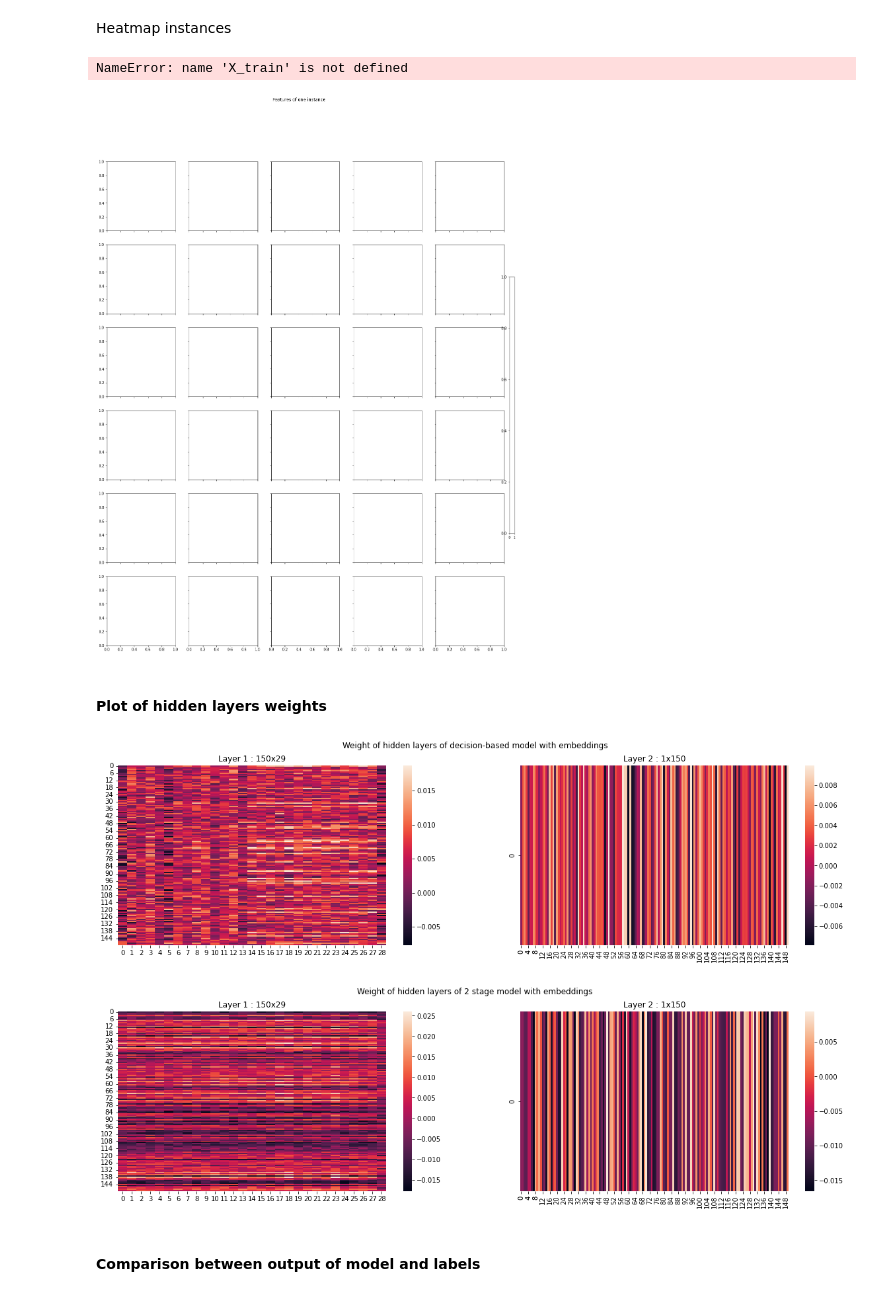
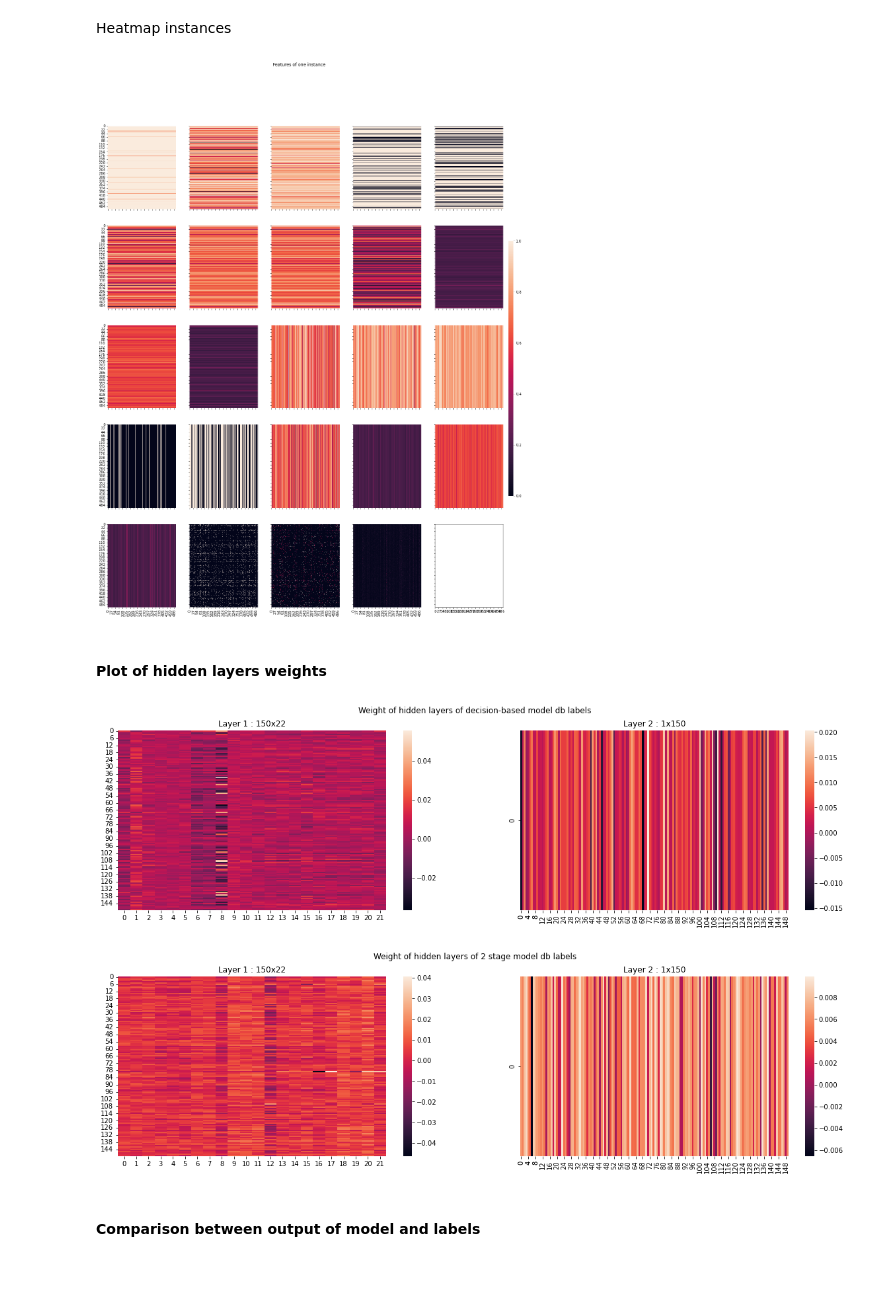
Before and after one commit to mario-michelessa/influence-maximization, a Jupyter notebook: decision_focused_learning_gpu/grd_main_twitter_gpu.ipynb, the cells around one changed output. Drawn from its saved outputs; the diff is of its cells as text; code cells hidden in the pictures.

```diff
--- a/decision_focused_learning_gpu/grd_main_twitter_gpu.ipynb
+++ b/decision_focused_learning_gpu/grd_main_twitter_gpu.ipynb
@@ -33,7 +34,7 @@ The autoreload extension is already loaded. To reload it, use:
 # %%
 beta = 1                                        #Parameter of greedy optimizer, default 1
-sample_size = 20                                #Parameter of greedy optimizer, default 10
-eps = 0.2                                       #Parameter of greedy optimizer, default 0.1
+sample_size = 10                                #Parameter of greedy optimizer, default 10
+eps = 0.05                                      #Parameter of greedy optimizer, default 0.1
 k = 20                                          #Parameter of greedy optimizer, default 5
 
 num_epochs = 20
@@ -51,10 +52,10 @@ def init_weights(m):
 
 N_INFLUENCERS = 500
 N_TARGETS = 500
-N_FEATURES = 29
+N_FEATURES = 22
 N_INSTANCES = 10
 N_TRAIN = int(0.8 * N_INSTANCES)
-instance_path = "instances_weibo/05-05-embedding_labels/"
+instance_path = "instances_weibo/05-19-all_200_0pos_0.2PropI/"
 
 q1, q2, q3 = 0.2, 0.5, 0.8 #quantiles for ground_truth probabilities
 low_p, med_p, high_p = 0.2, 0.5, 1 #buckets for ground_truth probabilities
@@ -209,14 +219,14 @@ Dataset
 w = np.ones(N_TARGETS, dtype=np.float32)
 train_id = random.sample(list(range(N_INSTANCES)), N_TRAIN)
 
-#X_train, Yemb_train, X_test, Yemb_test, Y_train, Y_test = create_train_test(train_id)
-X_train, Y_train, X_test, Y_test, Yemb_train, Yemb_test = create_train_test(train_id)
+X_train, Yemb_train, X_test, Yemb_test, Y_train, Y_test = create_train_test(train_id)
+# X_train, Y_train, X_test, Y_test, Yemb_train, Yemb_test = create_train_test(train_id)
 dataset = torch.utils.data.TensorDataset(X_train, Y_train)
 
 fig, ax = plt.subplots(1,2, figsize = (10,5), sharey=True)
-sns.histplot(Y_train.flatten(), ax = ax[0], bins=20)
+sns.histplot(Y_train.flatten(), ax = ax[0], bins=100)
 ax[0].set_title("Histogram of the DB probabilities")
-sns.histplot(Yemb_train.flatten(), ax = ax[1], bins=20)
+sns.histplot(Yemb_train.flatten(), ax = ax[1], bins=100)
 ax[1].set_title("Histogram of the INFECTOR probabilities")
 plt.show()
 # %% [output]
@@ -615,19 +804,28 @@ wandb.agent(sweep_2s, function=train_2s, count=count,)
 # %% [markdown]
 Heatmap instances
 # %%
-fig, axn = plt.subplots(6, 5, sharex=True, sharey=True, figsize = (20,25))
+fig, axn = plt.subplots(5, 5, sharex=True, sharey=True, figsize = (20,25))
 cbar_ax = fig.add_axes([.91, .3, .01, .4])
 plt.suptitle("Features of one instance")
 
 for i, ax in enumerate(axn.flat):
-    if i > 28 : break
-    sns.heatmap(X_train[1,:,:,i], ax=ax,
+    if i < N_FEATURES :
+        sns.heatmap(X_train[1,:,:,i], ax=ax,
+                    cbar=i == 0,
+                    vmin=0, vmax=1,
+                    cbar_ax=None if i else cbar_ax)
+    if i == N_FEATURES :
+        sns.heatmap(Y_train[1], ax=ax,
                 cbar=i == 0,
                 vmin=0, vmax=1,
                 cbar_ax=None if i else cbar_ax)
+    if i == N_FEATURES + 1 :
+        sns.heatmap(Yemb_train[1], ax=ax,
+                    cbar=i == 0,
+                    vmin=0, vmax=1,
+                    cbar_ax=None if i else cbar_ax)
 # %% [output]
-NameError: name 'X_train' is not defined
-[figure, old version]
+[figure, new version]
 # %% [markdown]
 #### Plot of hidden layers weights
 # %%
@@ -636,15 +834,15 @@ def print_hidden_layers(net, title) :
     plt.suptitle(title)
 
     for i,ax in enumerate(ax.flat) :
-        weights = net[2*i].weight.detach().cpu().numpy()
+        weights = net[3*i].weight.detach().cpu().numpy()
         sns.heatmap(weights, ax=ax)
         ax.set_title(f'Layer {i + 1} : {weights.shape[0]}x{weights.shape[1]}')
 
-print_hidden_layers(net_df, 'Weight of hidden layers of decision-based model with embeddings')
-print_hidden_layers(net_2s, 'Weight of hidden layers of 2 stage model with embeddings')
+print_hidden_layers(net_df, 'Weight of hidden layers of decision-based model db labels')
+print_hidden_layers(net_2s, 'Weight of hidden layers of 2 stage model db labels')
 # %% [output]
-[figure, old version]
+[figure, new version]
-[figure, old version]
+[figure, new version]
 # %% [markdown]
 #### Comparison between output of model and labels
 # %%
```
Also changed, not shown: parts of 23 cells of this notebook, 48 other files.
